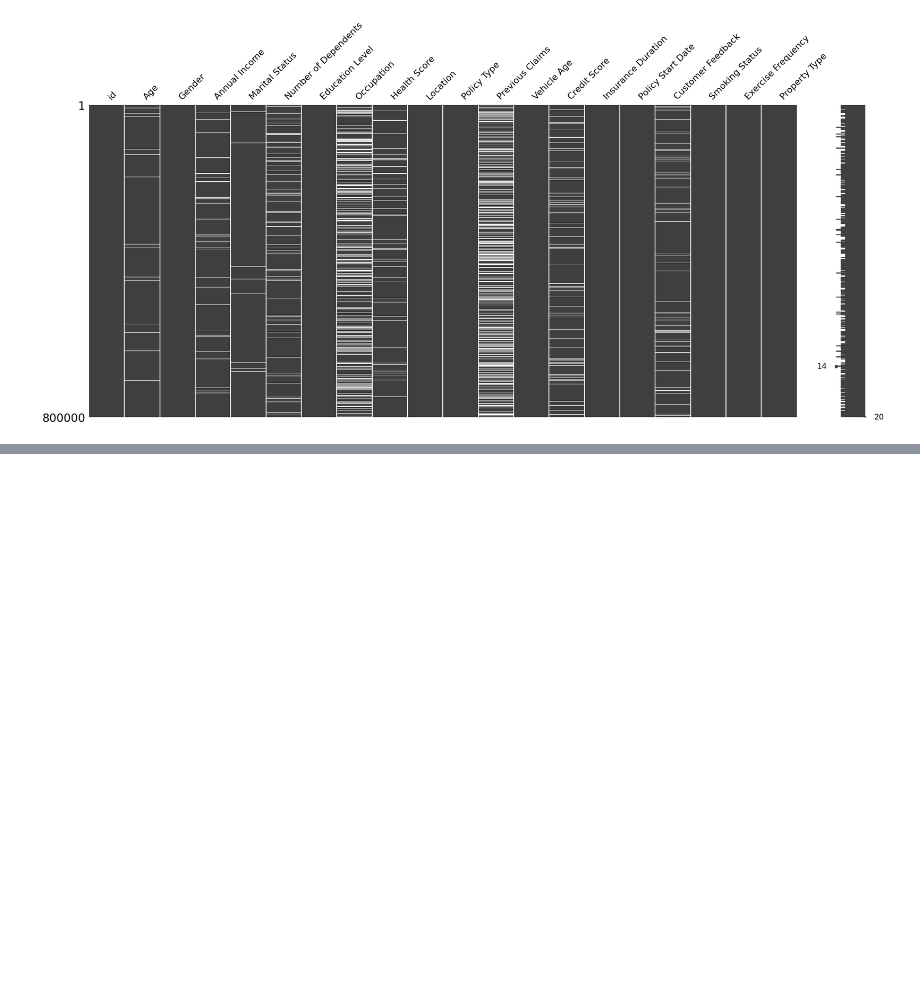
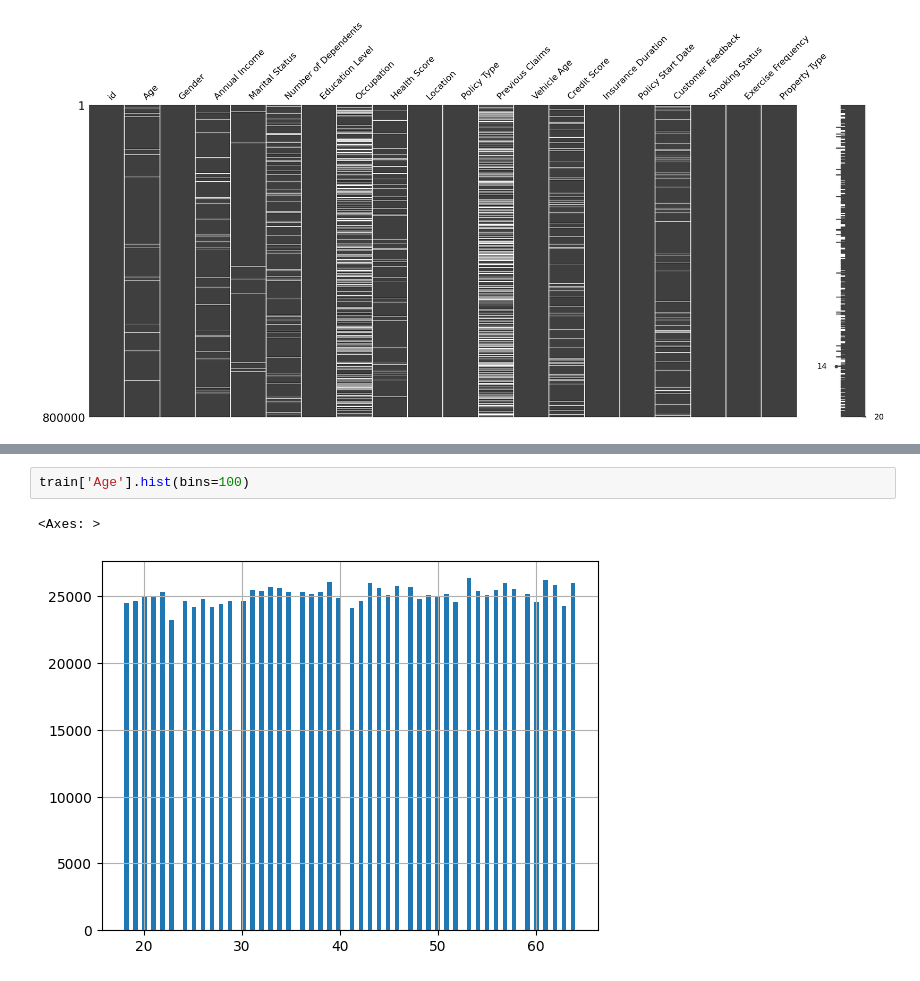
Before and after one commit to snaiws/kaggle, a Jupyter notebook: src/projects/Regression_with_an_Insurance_Dataset/EDA.ipynb, the cells around one changed output, grey strips where cells are left out. Drawn from its saved outputs; the diff is of its cells as text; blank space fills up the shorter version.

```diff
--- a/src/projects/Regression_with_an_Insurance_Dataset/EDA.ipynb
+++ b/src/projects/Regression_with_an_Insurance_Dataset/EDA.ipynb
@@ -238,0 +390,5 @@ Name: Premium Amount, Length: 1200000, dtype: float64
+# %%
+train['Age'].hist(bins=100)
+# %% [output]
+<Axes: >
+[figure, added]
```
Also changed, not shown: parts of 339 cells of this notebook, 3 other files.
